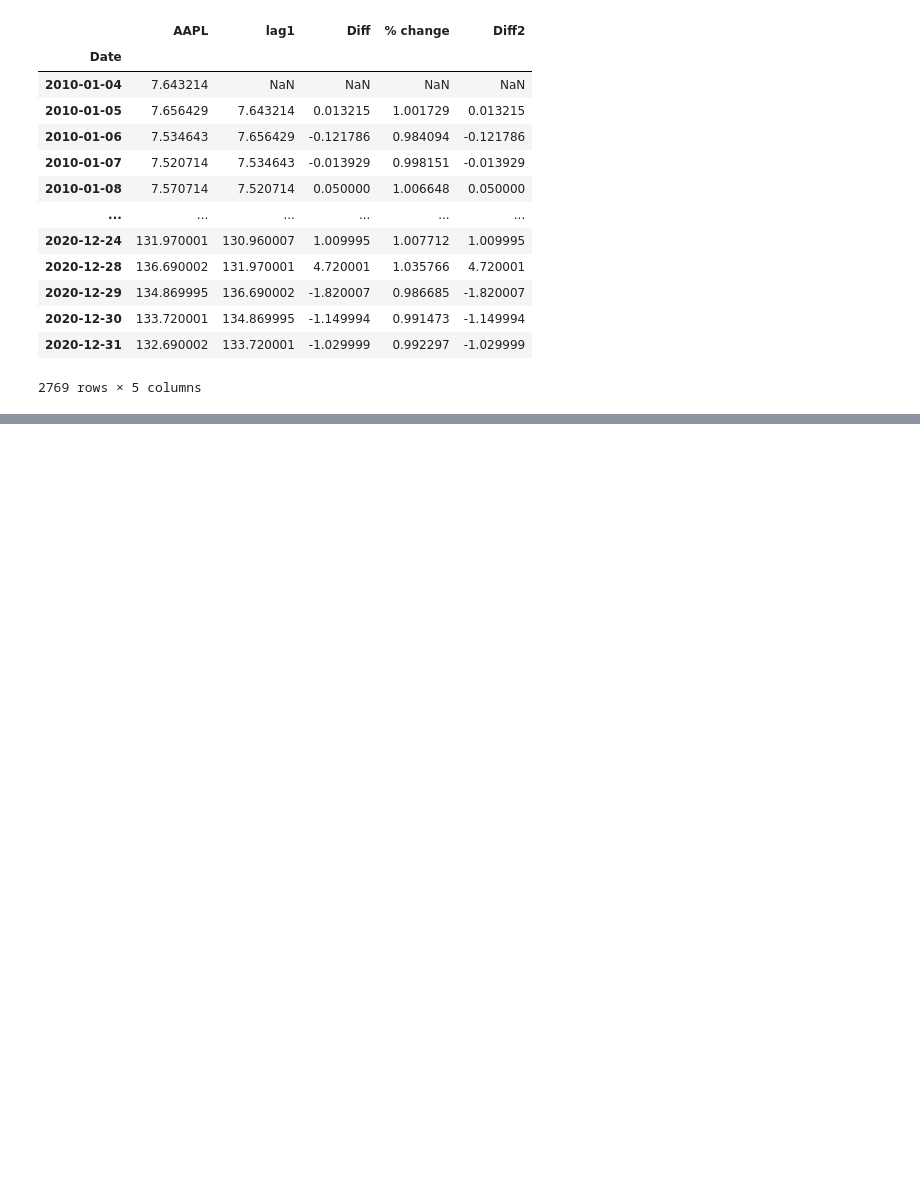
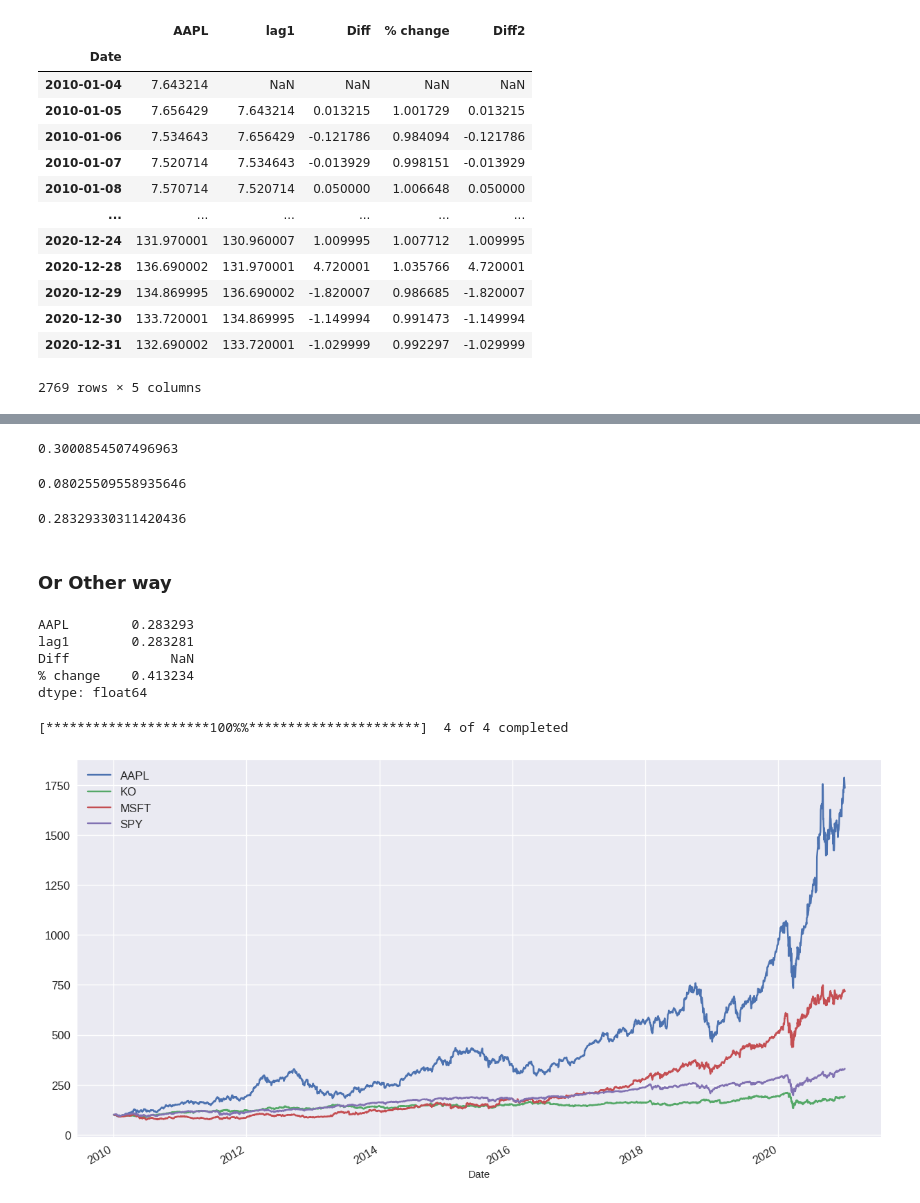
Before and after one commit to tuxlimr/Celery_Preprocessing, a Jupyter notebook: QuantEngineer_NASDAQ_Yahoo.ipynb, the cells around one changed output, grey strips where cells are left out. Cells and saved outputs as stored; diff of their text form; code cells hidden in the pictures; blank space fills up the shorter version.

```diff
--- a/QuantEngineer_NASDAQ_Yahoo.ipynb
+++ b/QuantEngineer_NASDAQ_Yahoo.ipynb
@@ -349,0 +412,36 @@ aapl
+# %%
+ annual_return = daily_mean_return * 252
+ annual_return
+# %% [output]
+0.3000854507496963
+# %%
+annual_var_return = var_return * 252
+annual_var_return
+# %% [output]
+0.08025509558935646
+# %%
+annual_std_return = np.sqrt(annual_var_return)
+annual_std_return
+# %% [output]
+0.28329330311420436
+# %% [markdown]
+### Or Other way
+# %%
+ret.std()* np.sqrt(252)
+# %% [output]
+AAPL        0.283293
+lag1        0.283281
+Diff             NaN
+% change    0.413234
+dtype: float64
+# %%
+ticker = ['AAPL','KO','SPY','MSFT',]
+stocks = yf.download(ticker, start="2010-01-01", end="2021-01-01")
+close = stocks.loc[:, "Close"].copy()
+normclose = close.div(close.iloc[0]).mul(100)
+normclose.plot(figsize=(15,8), fontsize=12)
+plt.legend(fontsize=12)
+plt.show()
+# %% [output]
+[*********************100%%**********************]  4 of 4 completed
+[figure, added]
```
Also changed, not shown: parts of 26 cells of this notebook.
